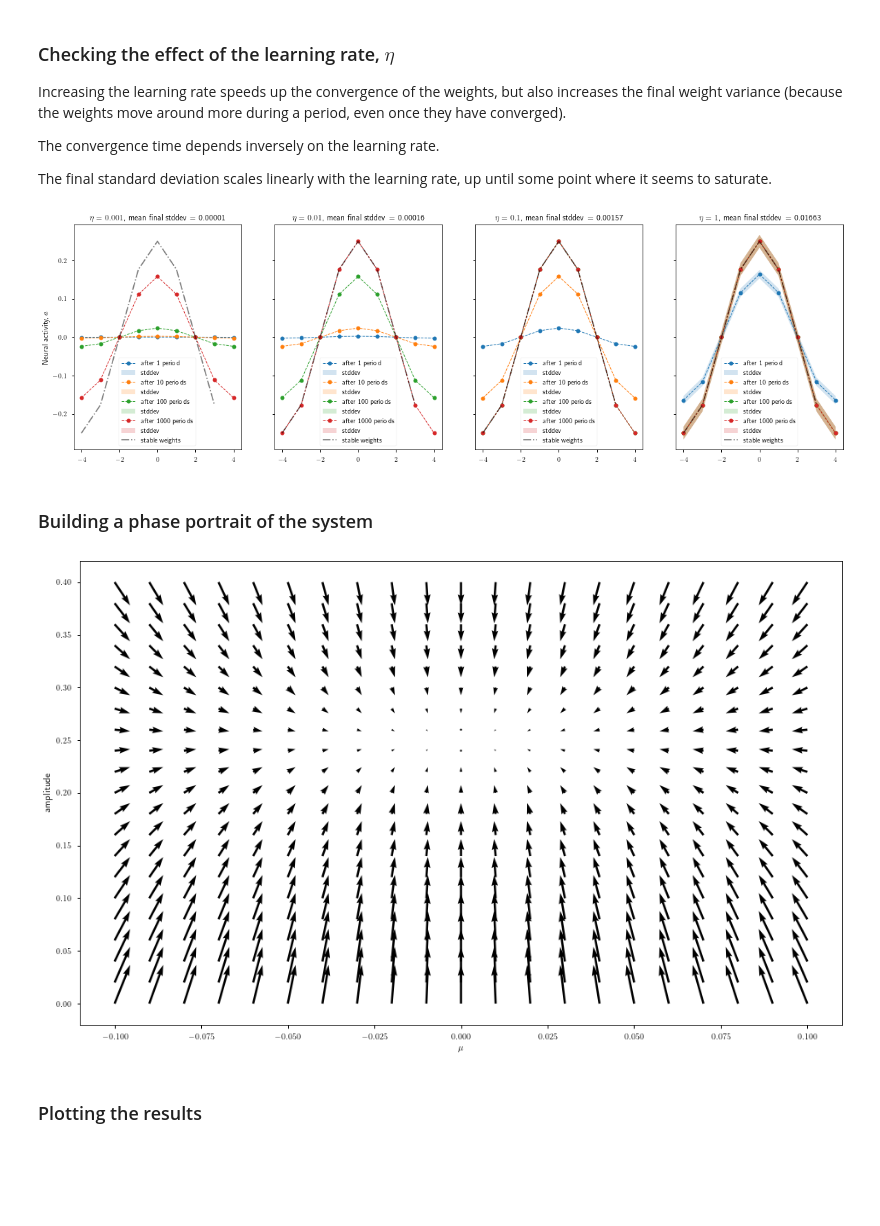
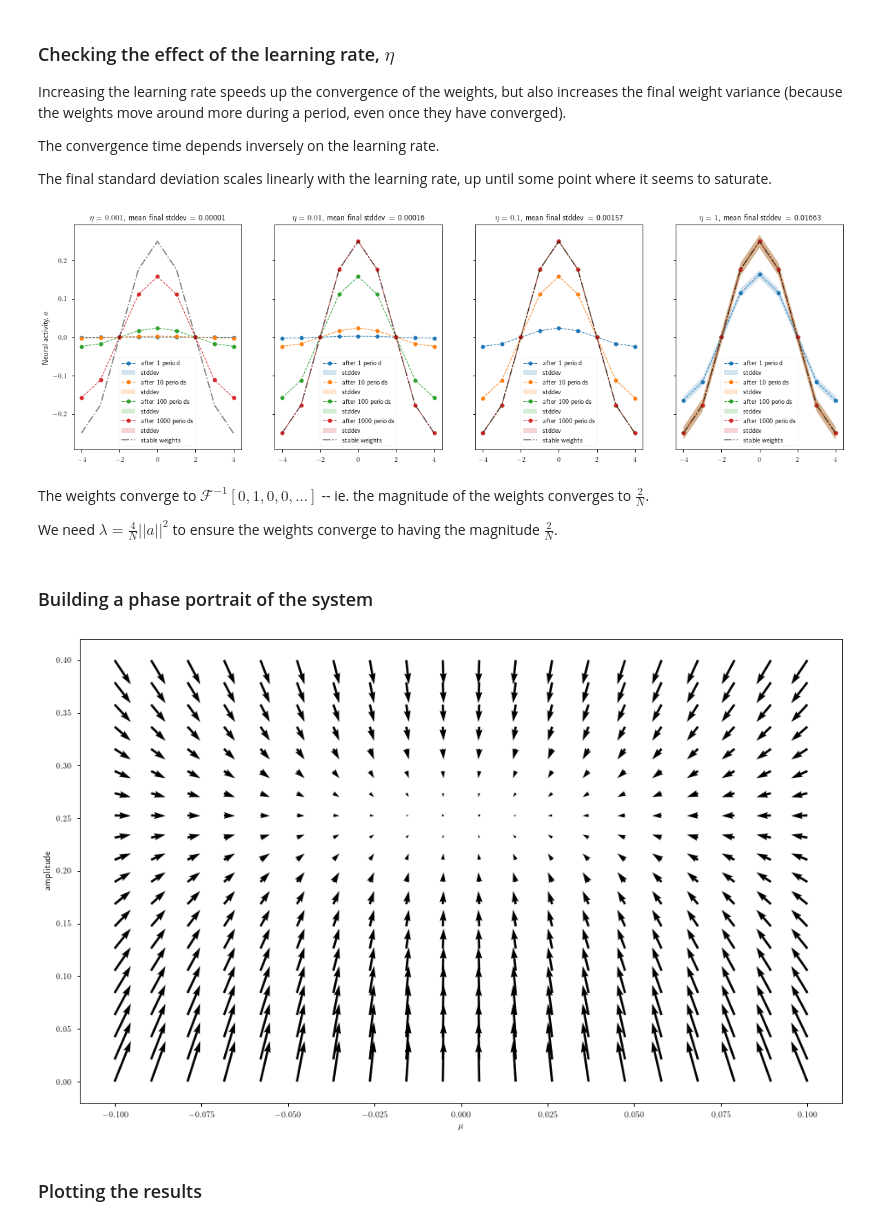
Before and after one commit to Dominic-DallOsto/insect-navigation-sinusoidal-optimality, a Jupyter notebook: sinusoidal Hebbian learning weights negative activity.ipynb, the cells around one changed output. Drawn from its saved outputs; the diff is of its cells as text; code cells hidden in the pictures; blank space fills up the shorter version.

Commit message:
Update Oja's rule fixed activity simulation

```diff
--- a/sinusoidal Hebbian learning weights negative activity.ipynb
+++ b/sinusoidal Hebbian learning weights negative activity.ipynb
@@ -60,7 +60,7 @@ a = v_magnitude * np.cos(2*np.pi*neuron_indices/N) # a = ||v|| * F^-1{[1,0,0,...
 _lambda = 1/4*N*v_magnitude**2
 input = profile_to_matrix(a)
 # %%
-def simulate_and_plot_fixed_activity(a, W0=None, eta=0.01, _lambda=5.0, plot=True, show=True):
+def simulate_and_plot_fixed_activity(a, W0=None, eta=0.01, plot=True, show=True):
 	N = a.shape[1]
 	if W0 is None:
 		W = np.zeros((N,N))
@@ -113,14 +113,14 @@ def plot_circulant_matrix_as_profile(matrix, plot_stddev=True, roll=False, show=
 def profile_to_mu_amp_phase(profile):
 	return profile.mean(), (profile.max()-profile.min())/2, np.argmax(profile)
 
-def grad_over_period(W, a, _lambda):
+def grad_over_period(W, a):
 	grad_W = np.zeros_like(W)
 	for t in range(a.shape[0]):
 		grad_W += a[t,:].reshape(N,1) @ a[t,:].reshape(1,N) - _lambda*W
 	return grad_W
 
-def get_grad_over_period(mu, amp, eta=0.01, _lambda=5.0):
+def get_grad_over_period(mu, amp, eta=0.01):
 	W = profile_to_matrix(mu + amp*np.cos(2*np.pi*neuron_indices/N))
 	mu_before, amp_before, phase_before = profile_to_mu_amp_phase(get_circulant_matrix_profile(W)[0])
-	mu_after, amp_after, phase_after = profile_to_mu_amp_phase(get_circulant_matrix_profile(W+eta*grad_over_period(W, input, _lambda))[0])
+	mu_after, amp_after, phase_after = profile_to_mu_amp_phase(get_circulant_matrix_profile(W+eta*grad_over_period(W, input))[0])
 	return (mu_after-mu_before, amp_after-amp_before, phase_after-phase_before)
@@ -138,45 +136,51 @@ The final standard deviation scales linearly with the learning rate, up until so
 fig, axs=plt.subplots(1,4, sharey=True, figsize=(20,6))
 
 for eta, ax in zip([0.001, 0.01, 0.1, 1], axs):
-	W, delta_W_trace, W_trace = simulate_and_plot_fixed_activity(np.tile(input, (1000,1)), plot=False, _lambda=_lambda, eta=eta)
+	W, delta_W_trace, W_trace = simulate_and_plot_fixed_activity(np.tile(input, (1000,1)), plot=False, eta=eta)
 
 	plt.sca(ax)
 	plot_circulant_matrix_as_profile(W_trace[N*1-1,:,:], plot_stddev=True, roll=True, show=False)
 	plot_circulant_matrix_as_profile(W_trace[N*10-1,:,:], plot_stddev=True, roll=True, show=False)
 	plot_circulant_matrix_as_profile(W_trace[N*100-1,:,:], plot_stddev=True, roll=True, show=False)
 	plot_circulant_matrix_as_profile(W_trace[N*1000-1,:,:], plot_stddev=True, roll=True, show=False)
-	plt.plot(neuron_indices-N//2, np.roll(get_cosine_from_fourier_spectrum(fill_fourier_modes_in_range(1, 1, N)), N//2), 'k-.', alpha=0.5)
+
+	plt.plot(np.arange(-N//2,N//2+1), circular_concat(np.roll(get_cosine_from_fourier_spectrum(fill_fourier_modes_in_range(1, 1, N)), N//2)), 'k-.', alpha=0.5)
+
 	plt.legend(['after 1 period','stddev','after 10 periods','stddev','after 100 periods','stddev','after 1000 periods','stddev','stable weights'])
 	plt.title(f'$\\eta = {eta}$, mean final stddev = {get_circulant_matrix_profile(W_trace[N*1000-1,:,:])[1].mean():.5f}')
 axs[0].set_ylabel('Neural activity, $a$')
 plt.show()
 # %% [output]
-[figure, old version]
+[figure, new version]
+# %% [markdown]
+The weights converge to $\mathcal{F}^{-1}[0,1,0,0,\dots]$ -- ie. the magnitude of the weights converges to $\frac{2}{N}$.
+
+We need $\lambda = \frac{4}{N} ||a||^2$ to ensure the weights converge to having the magnitude $\frac{2}{N}$.
 # %% [markdown]
 ### Building a phase portrait of the system
 # %%
-mu_range = np.arange(-0.1,0.105,.01)
-amp_range = np.arange(0.0,0.41,.02)
+mu_range = np.linspace(-0.1,0.1,20)
+amp_range = np.linspace(0.0,0.4,20)
 mu_grid, amp_grid = np.meshgrid(mu_range, amp_range)
 
 mu_grad = np.zeros((len(mu_range), len(amp_range)))
 amp_grad = np.zeros((len(mu_range), len(amp_range)))
 phase_grad = np.zeros((len(mu_range), len(amp_range)))
 
 for i,mu in enumerate(mu_range):
 	for j,amp in enumerate(amp_range):
-		grad_mu, grad_amp, grad_phase = get_grad_over_period(mu, amp, _lambda=_lambda)
+		grad_mu, grad_amp, grad_phase = get_grad_over_period(mu, amp)
 		mu_grad[i,j] = grad_mu
 		amp_grad[i,j] = grad_amp
 		phase_grad[i,j] = grad_phase
 
 plt.figure(figsize=(16,10))
 plt.quiver(mu_grid, amp_grid, mu_grad.T, amp_grad.T)
 plt.xlabel('$\\mu$')
 plt.ylabel('amplitude')
 plt.show()
 # %% [output]
-[figure, old version]
+[figure, new version]
 # %% [markdown]
 ### Plotting the results
 # %%
```
Also changed, not shown: parts of 3 cells of this notebook, 4 other files.
